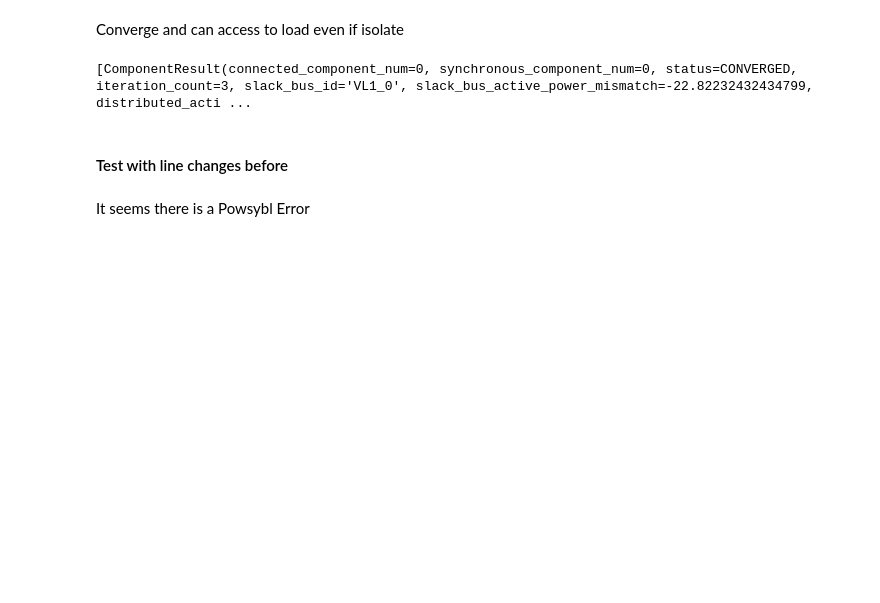
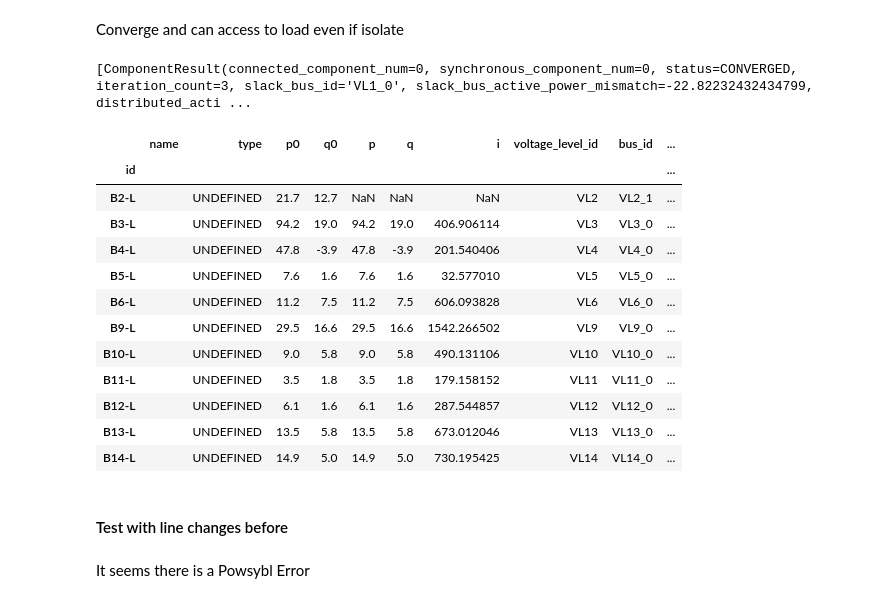
Before and after one commit to powsybl/pypowsybl-grid2opbackend, a Jupyter notebook: Notebook/Tests move connectable and bugs.ipynb, the cells around one changed output. Saved outputs shown, nothing was run; the diff lists cells and outputs as text; code cells hidden in the pictures; blank space fills up the shorter version.

```diff
--- a/Notebook/Tests move connectable and bugs.ipynb
+++ b/Notebook/Tests move connectable and bugs.ipynb
@@ -109,6 +109,22 @@ Converge and can access to load even if isolate
 results_pypow
 # %% [output]
 [ComponentResult(connected_component_num=0, synchronous_component_num=0, status=CONVERGED, iteration_count=3, slack_bus_id='VL1_0', slack_bus_active_power_mismatch=-22.82232432434799, distributed_acti ...
+# %%
+network_pp.get_loads(all_attributes=True)
+# %% [output]
+|  | name | type | p0 | q0 | p | q | i | voltage_level_id | bus_id | ... |
+| id |  |  |  |  |  |  |  |  |  | ... |
+| B2-L |  | UNDEFINED | 21.7 | 12.7 | NaN | NaN | NaN | VL2 | VL2_1 | ... |
+| B3-L |  | UNDEFINED | 94.2 | 19.0 | 94.2 | 19.0 | 406.906114 | VL3 | VL3_0 | ... |
+| B4-L |  | UNDEFINED | 47.8 | -3.9 | 47.8 | -3.9 | 201.540406 | VL4 | VL4_0 | ... |
+| B5-L |  | UNDEFINED | 7.6 | 1.6 | 7.6 | 1.6 | 32.577010 | VL5 | VL5_0 | ... |
+| B6-L |  | UNDEFINED | 11.2 | 7.5 | 11.2 | 7.5 | 606.093828 | VL6 | VL6_0 | ... |
+| B9-L |  | UNDEFINED | 29.5 | 16.6 | 29.5 | 16.6 | 1542.266502 | VL9 | VL9_0 | ... |
+| B10-L |  | UNDEFINED | 9.0 | 5.8 | 9.0 | 5.8 | 490.131106 | VL10 | VL10_0 | ... |
+| B11-L |  | UNDEFINED | 3.5 | 1.8 | 3.5 | 1.8 | 179.158152 | VL11 | VL11_0 | ... |
+| B12-L |  | UNDEFINED | 6.1 | 1.6 | 6.1 | 1.6 | 287.544857 | VL12 | VL12_0 | ... |
+| B13-L |  | UNDEFINED | 13.5 | 5.8 | 13.5 | 5.8 | 673.012046 | VL13 | VL13_0 | ... |
+| B14-L |  | UNDEFINED | 14.9 | 5.0 | 14.9 | 5.0 | 730.195425 | VL14 | VL14_0 | ... |
 # %% [markdown]
 #### Test with line changes before
 # %%
```
Also changed, not shown: parts of 4 cells of this notebook.
